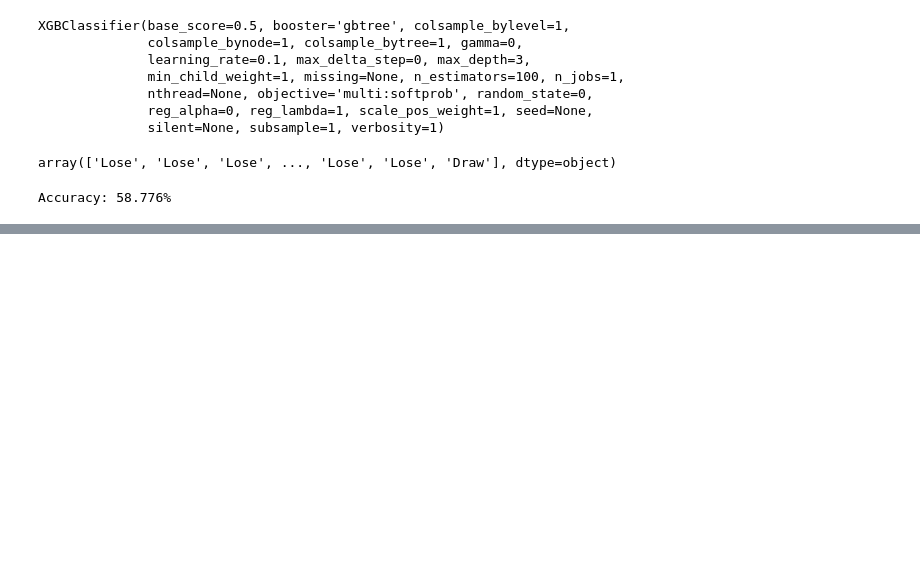
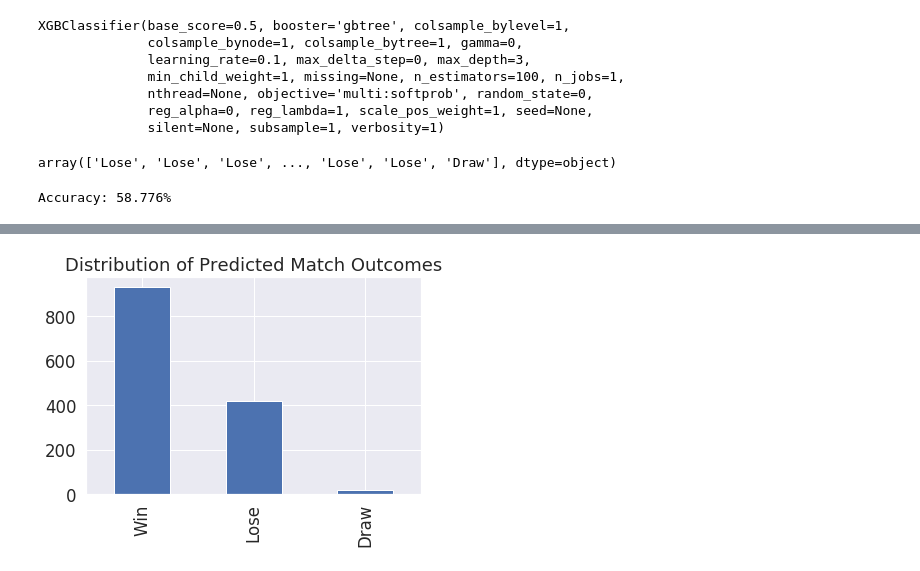
Before and after one commit to booorayan/Regression_fifa, a Jupyter notebook: Football_Match_Predictions.ipynb, the cells around one changed output, grey strips where cells are left out. Drawn from its saved outputs; the diff is of its cells as text; code cells hidden in the pictures; blank space fills up the shorter version.

```diff
--- a/Football_Match_Predictions.ipynb
+++ b/Football_Match_Predictions.ipynb
@@ -1559,0 +1570,4 @@ Accuracy: 58.776%
+# %%
+# creating a dataframe that holds the predicted match outcomes
+df_pre = pd.DataFrame(log_pred, columns=['predictions'])
+df_pre.head()
@@ -1559,0 +1595,8 @@ Accuracy: 58.776%
+# %%
+# comparing distribution of predicted match outcomes
+
+df_pre.predictions.value_counts().plot(kind='bar')
+plt.title('Distribution of Predicted Match Outcomes')
+plt.show()
+# %% [output]
+[figure, added]
```
Also changed, not shown: parts of 46 cells of this notebook.
